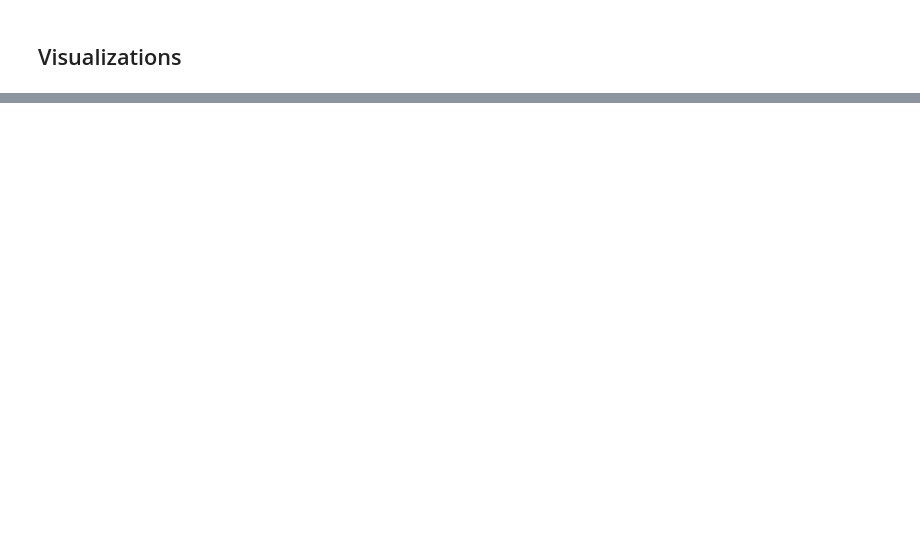
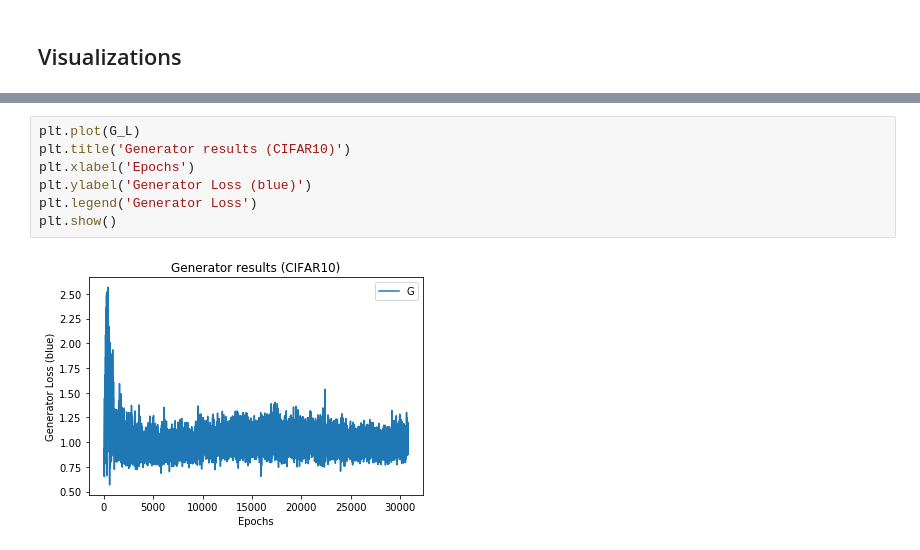
Before and after one commit to gusgad/capsule-GAN, a Jupyter notebook: capsule_gan.ipynb, the cells around one changed output, grey strips where cells are left out. Drawn from its saved outputs; the diff is of its cells as text; blank space fills up the shorter version.

```diff
--- a/capsule_gan.ipynb
+++ b/capsule_gan.ipynb
@@ -452,0 +472,9 @@ plt.show()
+# %%
+plt.plot(G_L)
+plt.title('Generator results (CIFAR10)')
+plt.xlabel('Epochs')
+plt.ylabel('Generator Loss (blue)')
+plt.legend('Generator Loss')
+plt.show()
+# %% [output]
+[figure, added]
```
Also changed, not shown: parts of 13 cells of this notebook, 9 other files.
